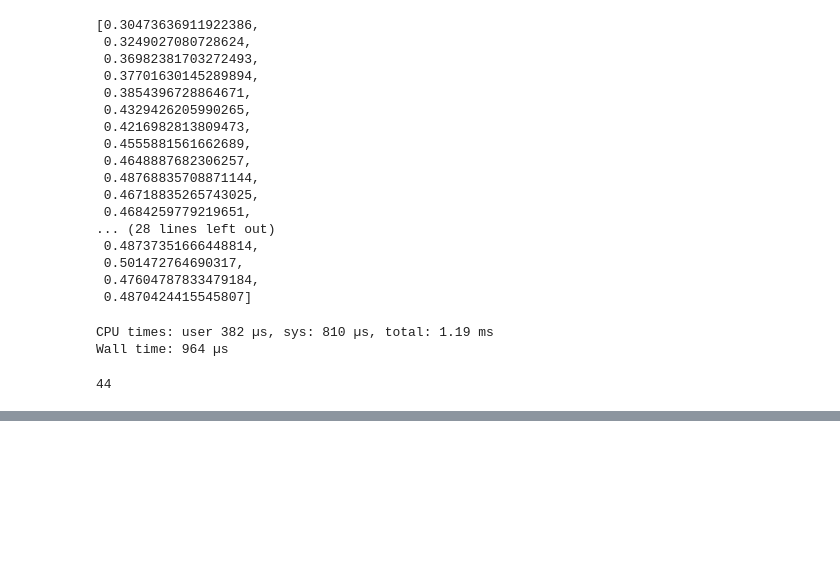
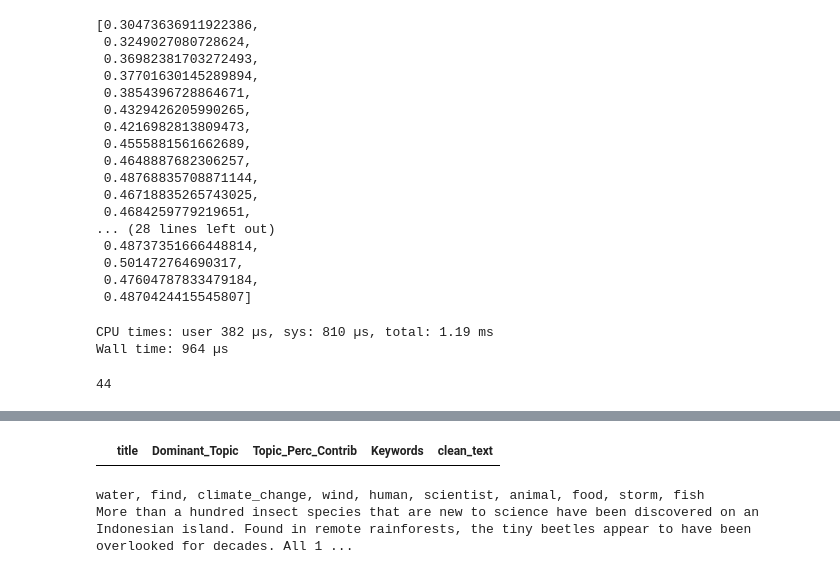
Before and after one commit to AlexanderTyan/NewsBias, a Jupyter notebook: 4_TopicModelling.ipynb, the cells around one changed output, grey strips where cells are left out. Saved outputs shown, nothing was run; the diff lists cells and outputs as text; code cells hidden in the pictures; blank space fills up the shorter version.

```diff
--- a/4_TopicModelling.ipynb
+++ b/4_TopicModelling.ipynb
@@ -582,0 +613,23 @@ plotly.offline.iplot(fig)
+# %%
+%%time
+def format_topics_sentences(ldamodel=optimal_model, corpus=corpus, texts=data):
+    # Init output
+    sent_topics_df = pd.DataFrame()
+
+    # Get main topic in each document
+    for i, row in enumerate(ldamodel[corpus]):
+        row = sorted(row[0], key=lambda x: (x[1]), reverse=True)
+        # Get the Dominant topic, Perc Contribution and Keywords for each document
+        for j, (topic_num, prop_topic) in enumerate(row):
+            if j == 0:  # => dominant topic
+                wp = ldamodel.show_topic(topic_num)
+                topic_keywords = ", ".join([word for word, prop in wp])
+                sent_topics_df = sent_topics_df.append(pd.Series([int(topic_num), round(prop_topic,4), topic_keywords]), ignore_index=True)
+            else:
+                break
+    sent_topics_df.columns = ['Dominant_Topic', 'Perc_Contribution', 'Topic_Keywords']
+
+    # Add original text to the end of the output
+    contents = pd.Series(texts)
+    sent_topics_df = pd.concat([sent_topics_df, contents], axis=1)
+    return sent_topics_df
@@ -582,0 +639,7 @@ plotly.offline.iplot(fig)
+# %%
+%%time
+df_topic_sents_keywords = format_topics_sentences(ldamodel=optimal_model, corpus=corpus, texts=data)
+
+# Format
+df_dominant_topic = df_topic_sents_keywords.reset_index()
+df_dominant_topic.columns = ['Document_No', 'Dominant_Topic', 'Topic_Perc_Contrib', 'Keywords', 'Text']
@@ -582,0 +649,4 @@ plotly.offline.iplot(fig)
+# %%
+topic_modeling_df = pd.concat([df_master_wcnn, df_dominant_topic[['Dominant_Topic', 'Topic_Perc_Contrib', 'Keywords']]], axis=1)
+# %%
+topic_modeling_df_dropped = topic_modeling_df.drop(df_master_wcnn[df_master_wcnn.clean_text == ''].index)
@@ -584,0 +780,13 @@ pio.write_image(fig1, 'papers/presentation/topic_coherence.pdf')
+# %%
+topic_filter = (topic_modeling_df_dropped['Dominant_Topic'] == 23)
+lookattopic = topic_modeling_df_dropped[['title','Dominant_Topic', 'Topic_Perc_Contrib', 'Keywords', 'clean_text']][topic_filter].sort_values(by=['Topic_Perc_Contrib'], ascending=False)
+lookattopic.head(40)
+# %% [output]
+|  | title | Dominant_Topic | Topic_Perc_Contrib | Keywords | clean_text |
+# %%
+peak_idx = 2151
+print(lookattopic.Keywords[peak_idx])
+print(lookattopic.clean_text[peak_idx])
+# %% [output]
+water, find, climate_change, wind, human, scientist, animal, food, storm, fish
+More than a hundred insect species that are new to science have been discovered on an Indonesian island. Found in remote rainforests, the tiny beetles appear to have been overlooked for decades. All 1 ...
```
Also changed, not shown: parts of 41 cells of this notebook, 3 other files.
